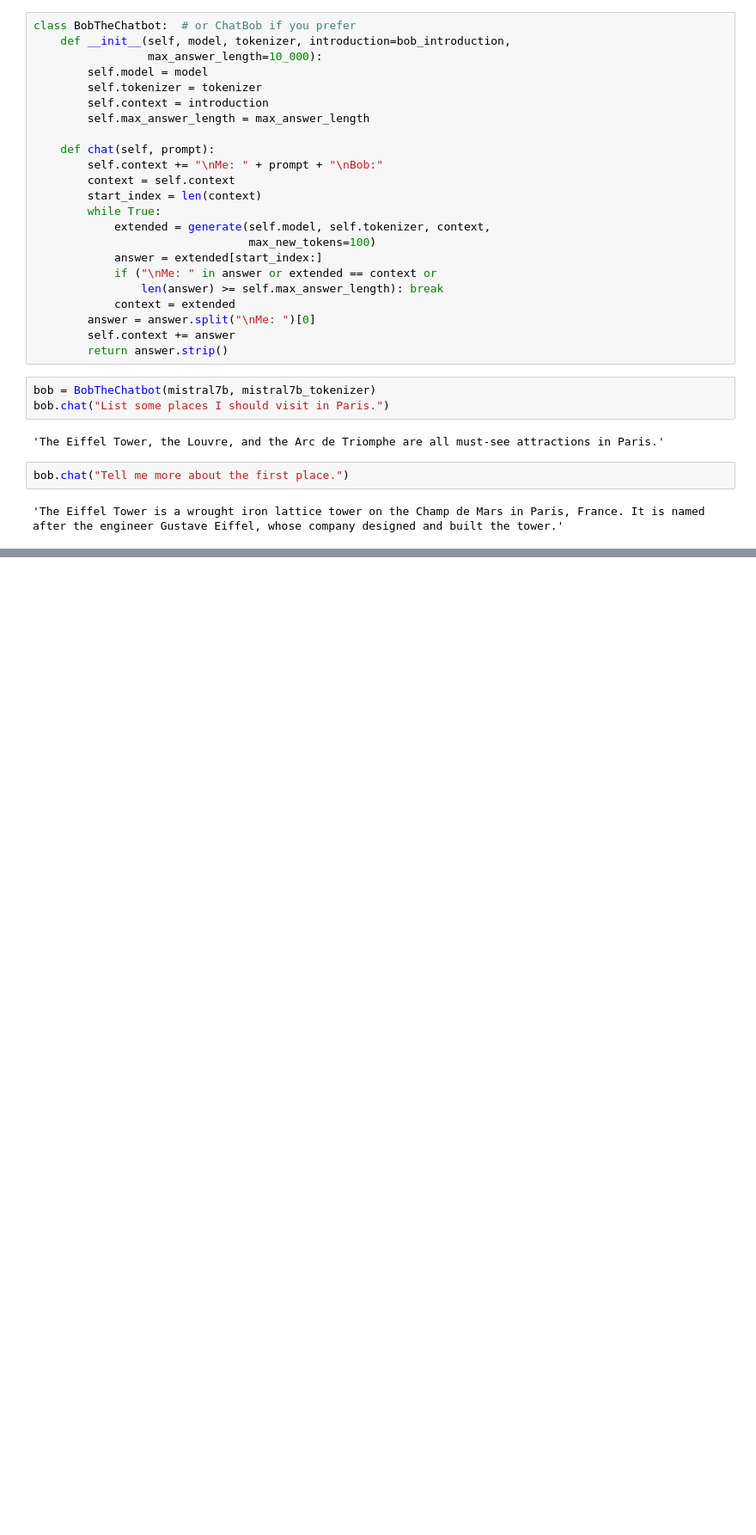
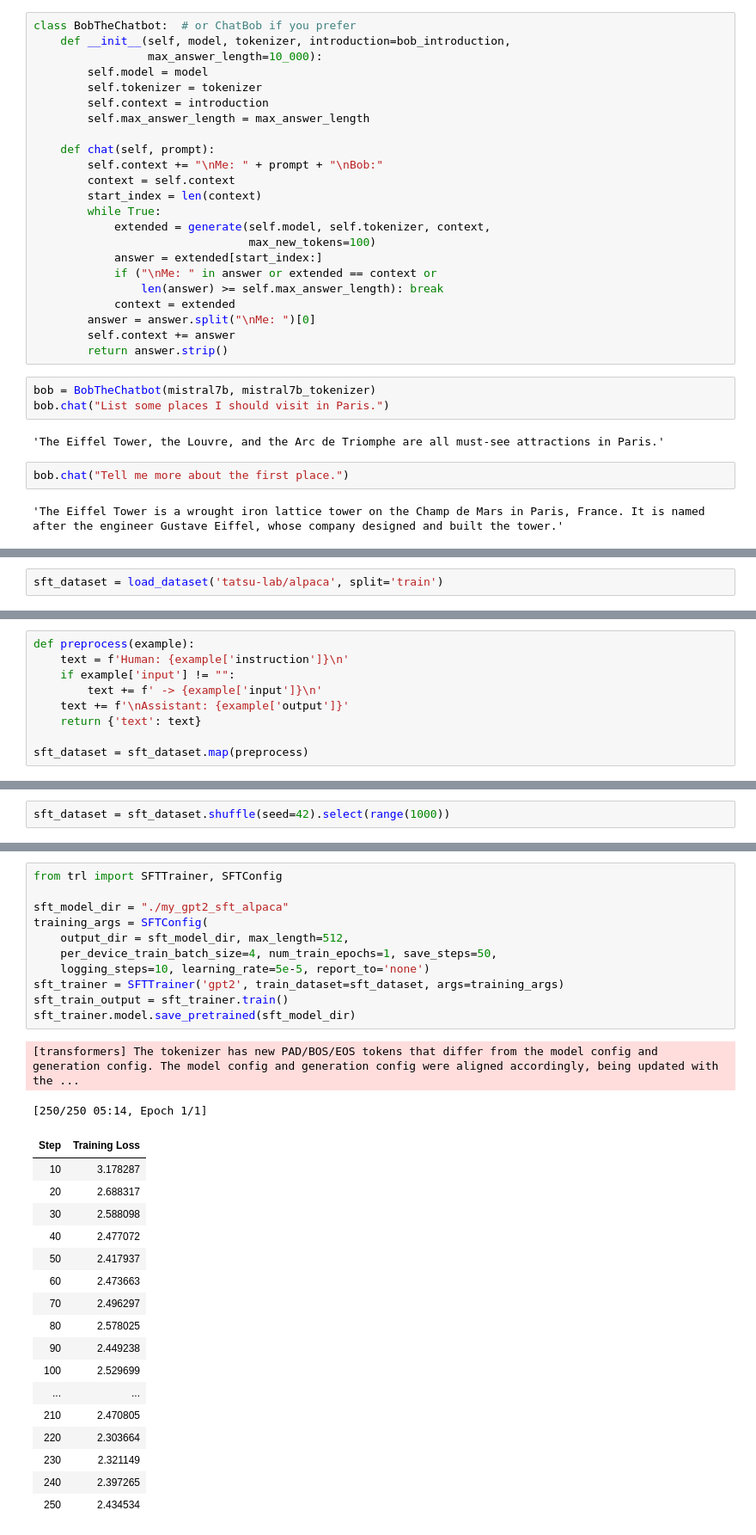
Before and after one commit to proutkarsh3104/Machine-learning-book, a Jupyter notebook: Pytorch AI/chapter_15_Transformers_for_natural_language_processing_and_chatbots.ipynb, the cells around one changed output, grey strips where cells are left out. Shown at 86% size. Drawn from its saved outputs; the diff is of its cells as text; blank space fills up the shorter version.

```diff
--- a/Pytorch AI/chapter_15_Transformers_for_natural_language_processing_and_chatbots.ipynb
+++ b/Pytorch AI/chapter_15_Transformers_for_natural_language_processing_and_chatbots.ipynb
@@ -590,0 +687,2 @@ bob.chat("Tell me more about the first place.")
+# %%
+sft_dataset = load_dataset('tatsu-lab/alpaca', split='train')
@@ -590,0 +699,9 @@ bob.chat("Tell me more about the first place.")
+# %%
+def preprocess(example):
+    text = f'Human: {example['instruction']}\n'
+    if example['input'] != "":
+        text += f' -> {example['input']}\n'
+    text += f'\nAssistant: {example['output']}'
+    return {'text': text}
+
+sft_dataset = sft_dataset.map(preprocess)
@@ -590,0 +714,2 @@ bob.chat("Tell me more about the first place.")
+# %%
+sft_dataset = sft_dataset.shuffle(seed=42).select(range(1000))
@@ -590,0 +725,31 @@ bob.chat("Tell me more about the first place.")
+# %%
+from trl import SFTTrainer, SFTConfig
+
+sft_model_dir = "./my_gpt2_sft_alpaca"
+training_args = SFTConfig(
+    output_dir = sft_model_dir, max_length=512,
+    per_device_train_batch_size=4, num_train_epochs=1, save_steps=50,
+    logging_steps=10, learning_rate=5e-5, report_to='none')
+sft_trainer = SFTTrainer('gpt2', train_dataset=sft_dataset, args=training_args)
+sft_train_output = sft_trainer.train()
+sft_trainer.model.save_pretrained(sft_model_dir)
+# %% [output]
+[transformers] The tokenizer has new PAD/BOS/EOS tokens that differ from the model config and generation config. The model config and generation config were aligned accordingly, being updated with the ...
+[250/250 05:14, Epoch 1/1]
+| Step | Training Loss |
+| 10 | 3.178287 |
+| 20 | 2.688317 |
+| 30 | 2.588098 |
+| 40 | 2.477072 |
+| 50 | 2.417937 |
+| 60 | 2.473663 |
+| 70 | 2.496297 |
+| 80 | 2.578025 |
+| 90 | 2.449238 |
+| 100 | 2.529699 |
+| ... | ... |
+| 210 | 2.470805 |
+| 220 | 2.303664 |
+| 230 | 2.321149 |
+| 240 | 2.397265 |
+| 250 | 2.434534 |
```
Also changed, not shown: parts of 30 cells of this notebook.
